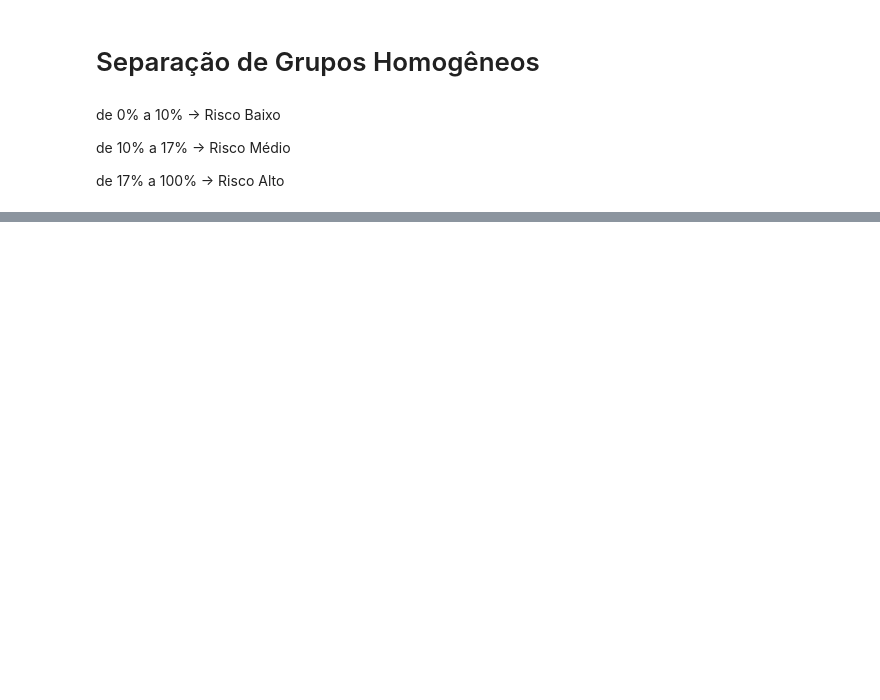
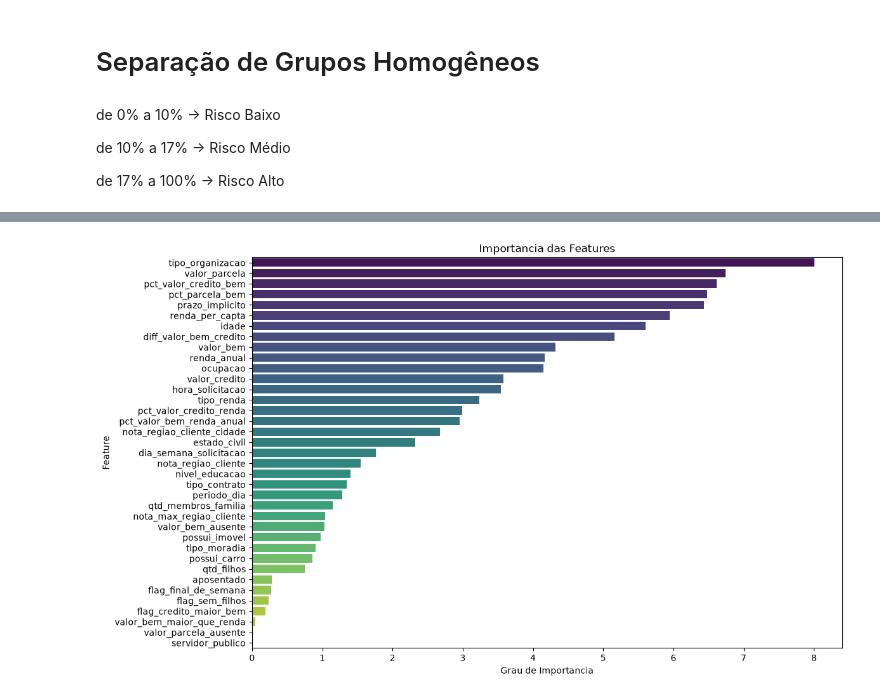
Before and after one commit to WesleySouza13/Case-WeCogno-Credit-application-, a Jupyter notebook: notebooks/03_modeling.ipynb, the cells around one changed output, grey strips where cells are left out. Saved outputs shown, nothing was run; the diff lists cells and outputs as text; code cells hidden in the pictures; blank space fills up the shorter version.

```diff
--- a/notebooks/03_modeling.ipynb
+++ b/notebooks/03_modeling.ipynb
@@ -530,0 +496,9 @@ As variáveis pensadas para a modelagem da esteira serão: Valor bem/crédito, r
+# %%
+features_imp = []
+for cali in calibrated_model.calibrated_classifiers_:
+    model = cali.estimator
+    features_imp.append(model.get_feature_importance())
+mean_imp = np.mean(features_imp, axis=0)
+features_imp_df = pd.DataFrame({'feature':X.columns,
+                                'importance':mean_imp,
+                                'std':np.std(features_imp, axis=0)}).sort_values('importance', ascending=False)
@@ -530,0 +520,9 @@ As variáveis pensadas para a modelagem da esteira serão: Valor bem/crédito, r
+# %%
+plt.figure(figsize=(12,8))
+plt.title('Importancia das Features')
+sns.barplot(data=features_imp_df, y='feature', x='importance', palette='viridis')
+plt.xlabel('Grau de Importancia')
+plt.ylabel('Feature')
+plt.show()
+# %% [output]
+[figure, added]
```
Also changed, not shown: parts of 35 cells of this notebook, 21 other files.
